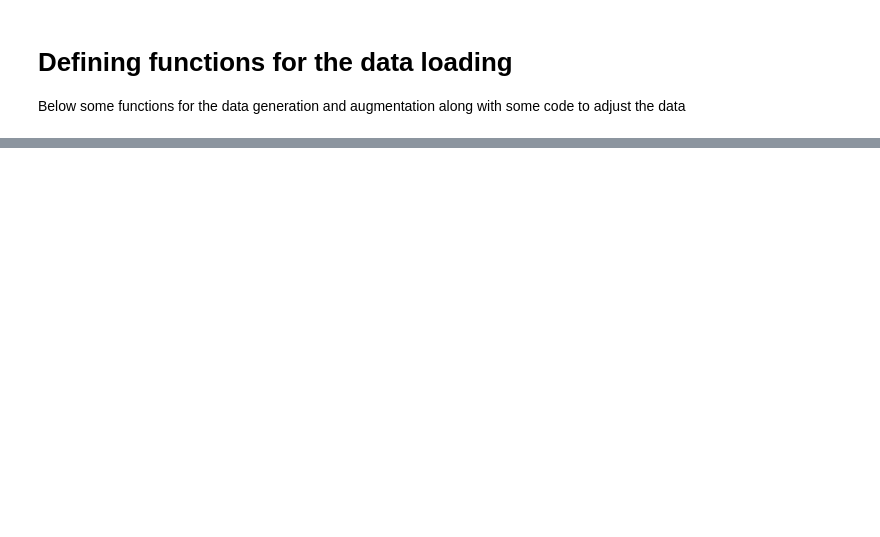
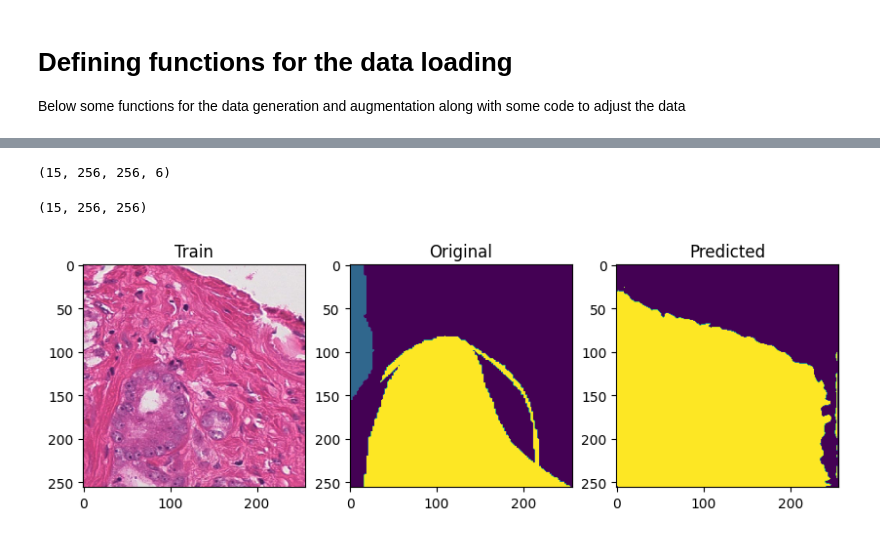
Before and after one commit to Lp1807/Progetto-NL2-Gleason-Challenge-2019, a Jupyter notebook: progettoNL2.ipynb, the cells around one changed output, grey strips where cells are left out. Saved outputs shown, nothing was run; the diff lists cells and outputs as text; code cells hidden in the pictures; blank space fills up the shorter version.

```diff
--- a/progettoNL2.ipynb
+++ b/progettoNL2.ipynb
@@ -604,2 +837,4 @@ data_gen_args = dict(rotation_range=0.2,
 # %%
-dataset = trainGenerator(batch_size, path, 'Train Imgs','Staple Maps', data_gen_args, flag_multi_class= True, num_class=num_classes)
+test_dataset = trainGenerator(batch_size, path, 'test_data','test_masks', data_gen_args, flag_multi_class= True, num_class=num_classes)
+img, mask = next(iter(test_dataset))
+mask.shape
@@ -605,0 +845,2 @@ dataset = trainGenerator(batch_size, path, 'Train Imgs','Staple Maps', data_gen_
+# %%
+prediction = model.predict(img)
@@ -605,0 +849,30 @@ dataset = trainGenerator(batch_size, path, 'Train Imgs','Staple Maps', data_gen_
+# %%
+rounded_prediction = np.round(prediction).astype(np.uint8)
+prediction.shape
+# %% [output]
+(15, 256, 256, 6)
+# %%
+onechan_masks = ConvertFromOneHotEncoded(mask)
+onechan_prediction = ConvertFromOneHotEncoded(prediction)
+onechan_masks.shape
+# %% [output]
+(15, 256, 256)
+# %%
+import matplotlib.pyplot as plt
+
+def plot_predict(train_image, original_image, predicted_image):
+    fig, ax = plt.subplots(1, 3, figsize=(10,10))
+    ax[0].imshow(train_image)
+    ax[0].set_title("Train")
+    ax[1].imshow(original_image)
+    ax[1].set_title("Original")
+    ax[2].imshow(predicted_image)
+    ax[2].set_title("Predicted")
+    plt.show()
+# %%
+import random
+random_index = random.randint(1, batch_size)
+
+plot_predict(img[random_index], onechan_masks[random_index], onechan_prediction[random_index])
+# %% [output]
+[figure, added]
```
Also changed, not shown: parts of 20 cells of this notebook.
